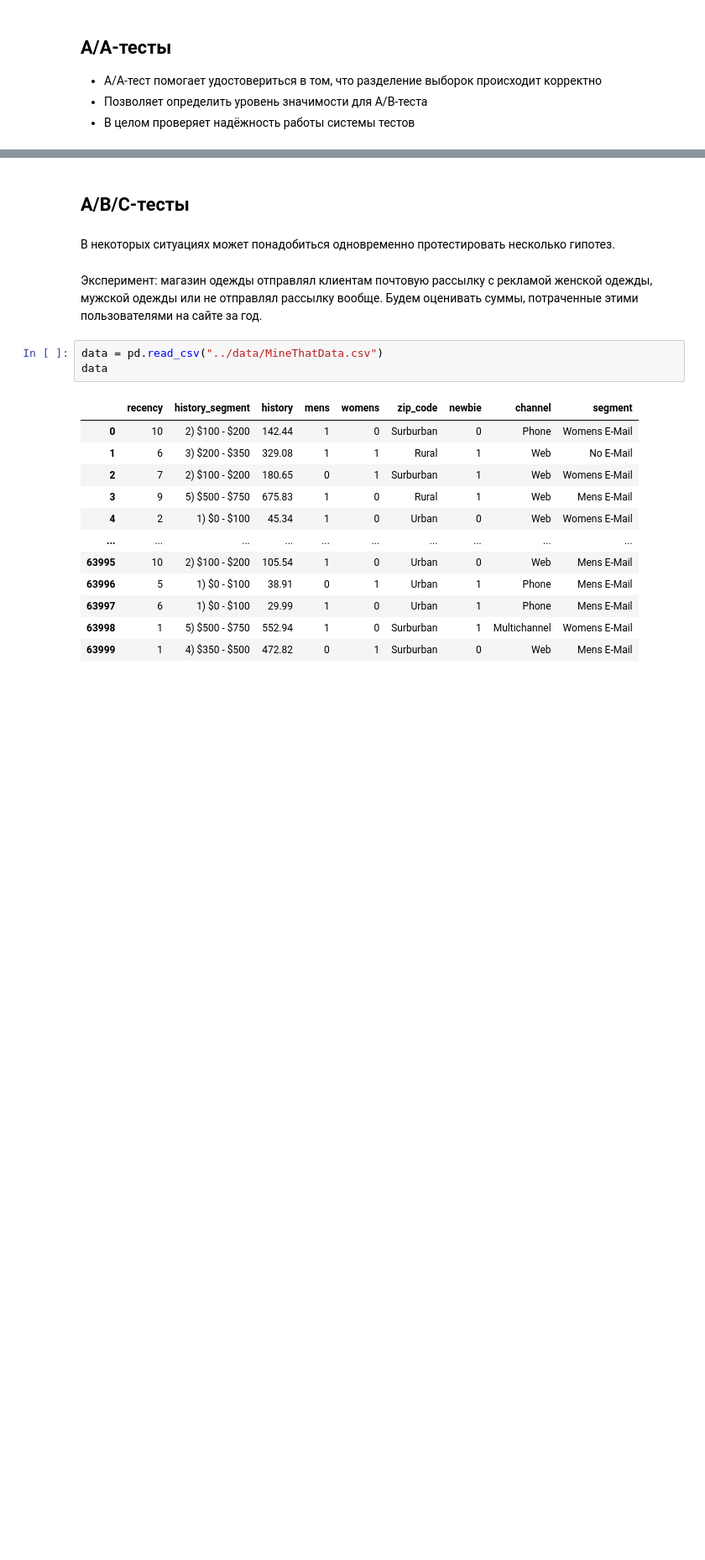
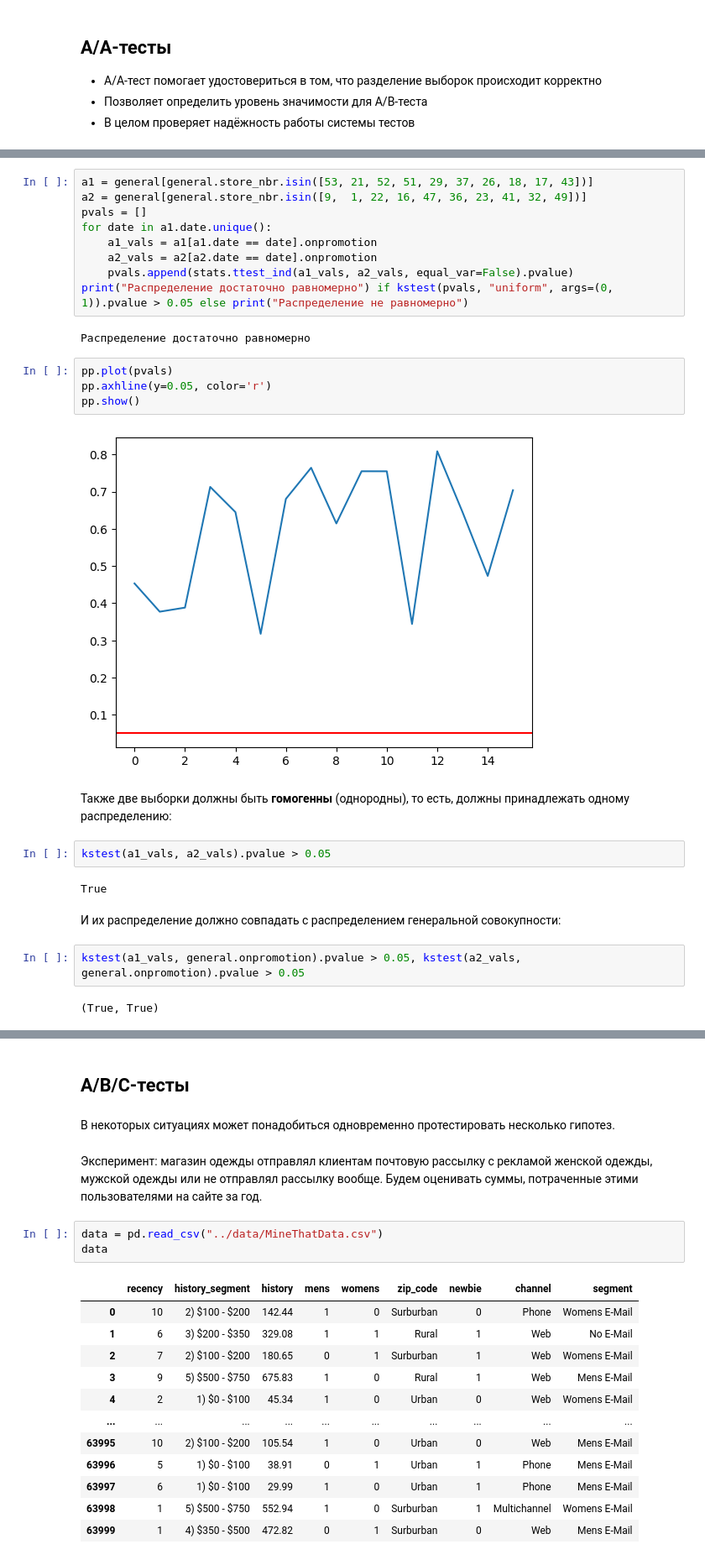
Before and after one commit to AlexJackalope/A-B-testing, a Jupyter notebook: 2-AA-ABC-testing/classwork.ipynb, the cells around one changed output, grey strips where cells are left out. Shown at 84% size. Drawn from its saved outputs; the diff is of its cells as text; blank space fills up the shorter version.

```diff
--- a/2-AA-ABC-testing/classwork.ipynb
+++ b/2-AA-ABC-testing/classwork.ipynb
@@ -107,0 +191,29 @@ TtestResult(statistic=0.3944223890390581, pvalue=0.6932711555077413, df=43383.29
+# %%
+a1 = general[general.store_nbr.isin([53, 21, 52, 51, 29, 37, 26, 18, 17, 43])]
+a2 = general[general.store_nbr.isin([9,  1, 22, 16, 47, 36, 23, 41, 32, 49])]
+pvals = []
+for date in a1.date.unique():
+    a1_vals = a1[a1.date == date].onpromotion
+    a2_vals = a2[a2.date == date].onpromotion
+    pvals.append(stats.ttest_ind(a1_vals, a2_vals, equal_var=False).pvalue)
+print("Распределение достаточно равномерно") if kstest(pvals, "uniform", args=(0, 1)).pvalue > 0.05 else print("Распределение не равномерно")
+# %% [output]
+Распределение достаточно равномерно
+# %%
+pp.plot(pvals)
+pp.axhline(y=0.05, color='r')
+pp.show()
+# %% [output]
+[figure, added]
+# %% [markdown]
+Также две выборки должны быть **гомогенны** (однородны), то есть, должны принадлежать одному распределению:
+# %%
+kstest(a1_vals, a2_vals).pvalue > 0.05
+# %% [output]
+True
+# %% [markdown]
+И их распределение должно совпадать с распределением генеральной совокупности:
+# %%
+kstest(a1_vals, general.onpromotion).pvalue > 0.05, kstest(a2_vals, general.onpromotion).pvalue > 0.05
+# %% [output]
+(True, True)
```
Also changed, not shown: parts of 50 cells of this notebook, 2 other files.
